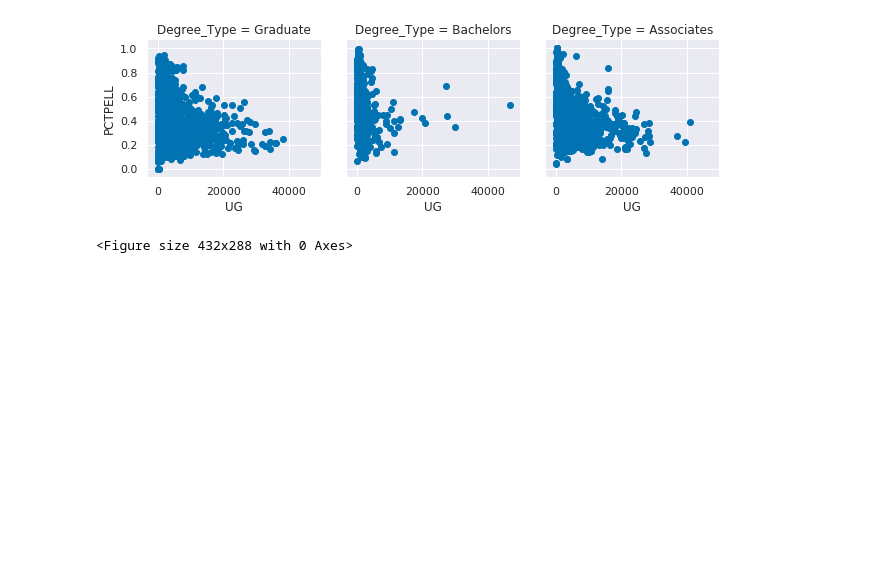
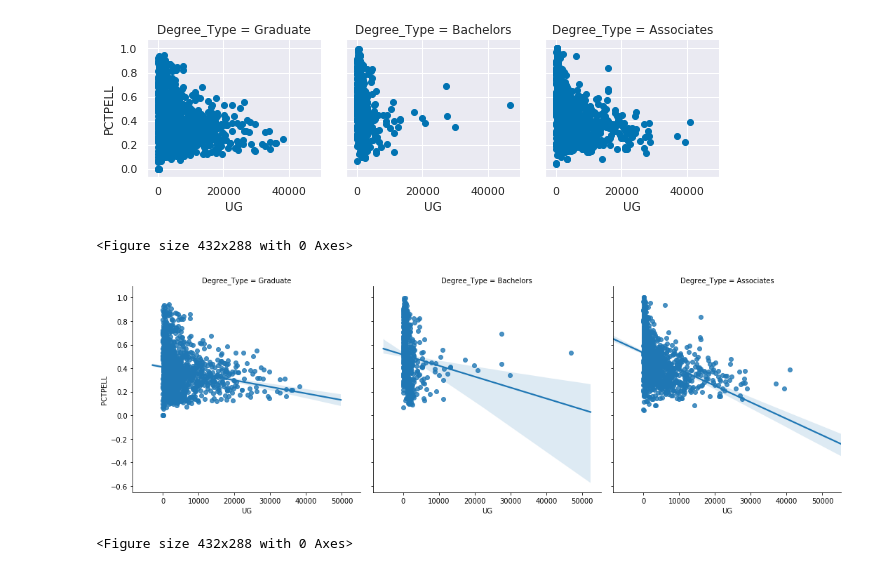
Before and after one commit to AilingLiu/Python-Visualisation, a Jupyter notebook: Visualisation_on_Housing_Data_Using_Seaborn.ipynb, the cells around one changed output. Saved outputs shown, nothing was run; the diff lists cells and outputs as text; code cells hidden in the pictures; blank space fills up the shorter version.

```diff
--- a/Visualisation_on_Housing_Data_Using_Seaborn.ipynb
+++ b/Visualisation_on_Housing_Data_Using_Seaborn.ipynb
@@ -530,3 +530,17 @@ plt.clf()
 # %% [output]
 [figure]
 <Figure size 432x288 with 0 Axes>
+# %%
+# Re-create the plot above as an lmplot
+degree_ord = ['Graduate', 'Bachelors', 'Associates']
+sns.lmplot(data=education,
+        x='UG',
+        y='PCTPELL',
+        col="Degree_Type",
+        col_order=degree_ord)
+
+plt.show()
+plt.clf()
+# %% [output]
+[figure, added]
+<Figure size 432x288 with 0 Axes>
```
Also changed, not shown: parts of 14 cells of this notebook.
